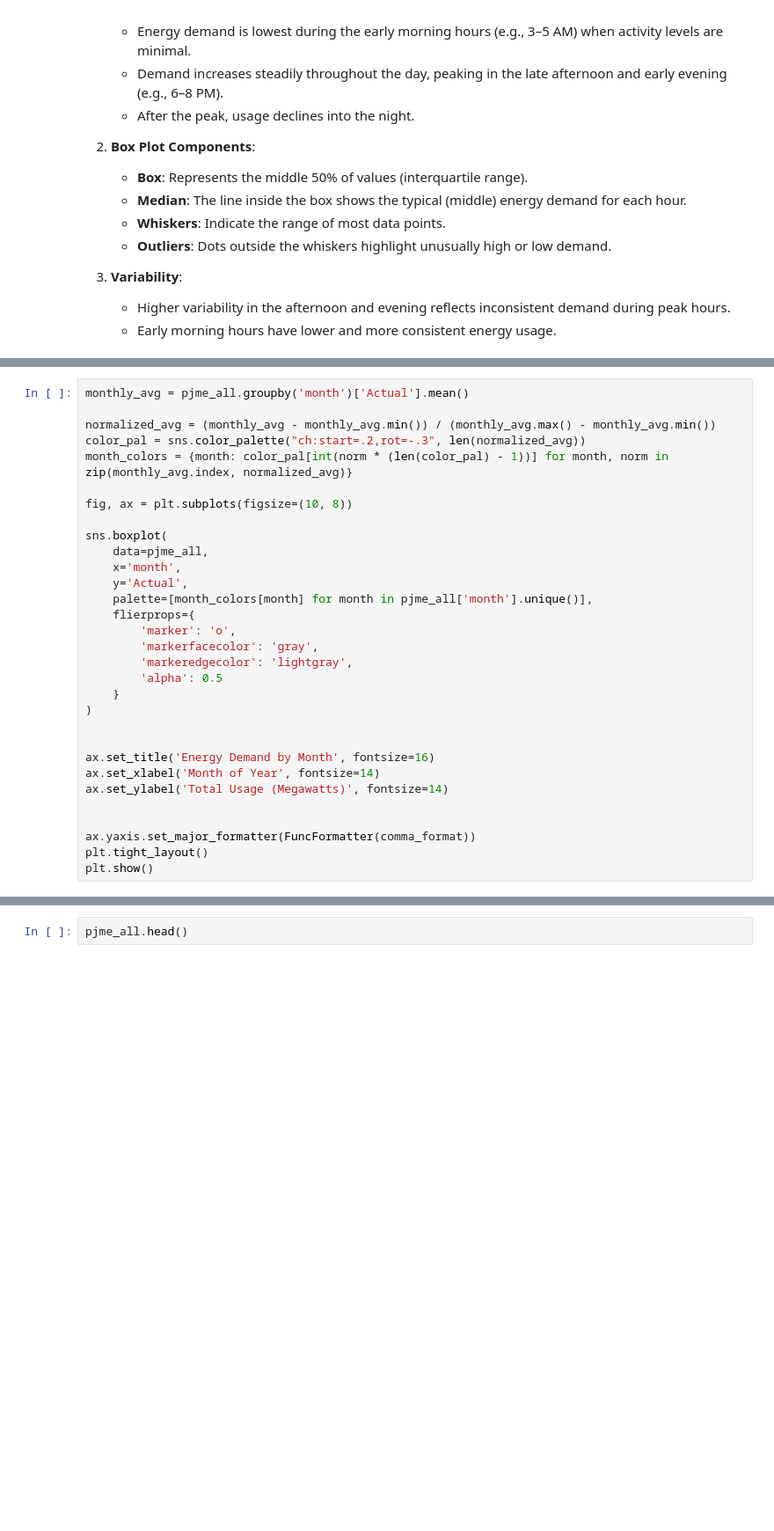
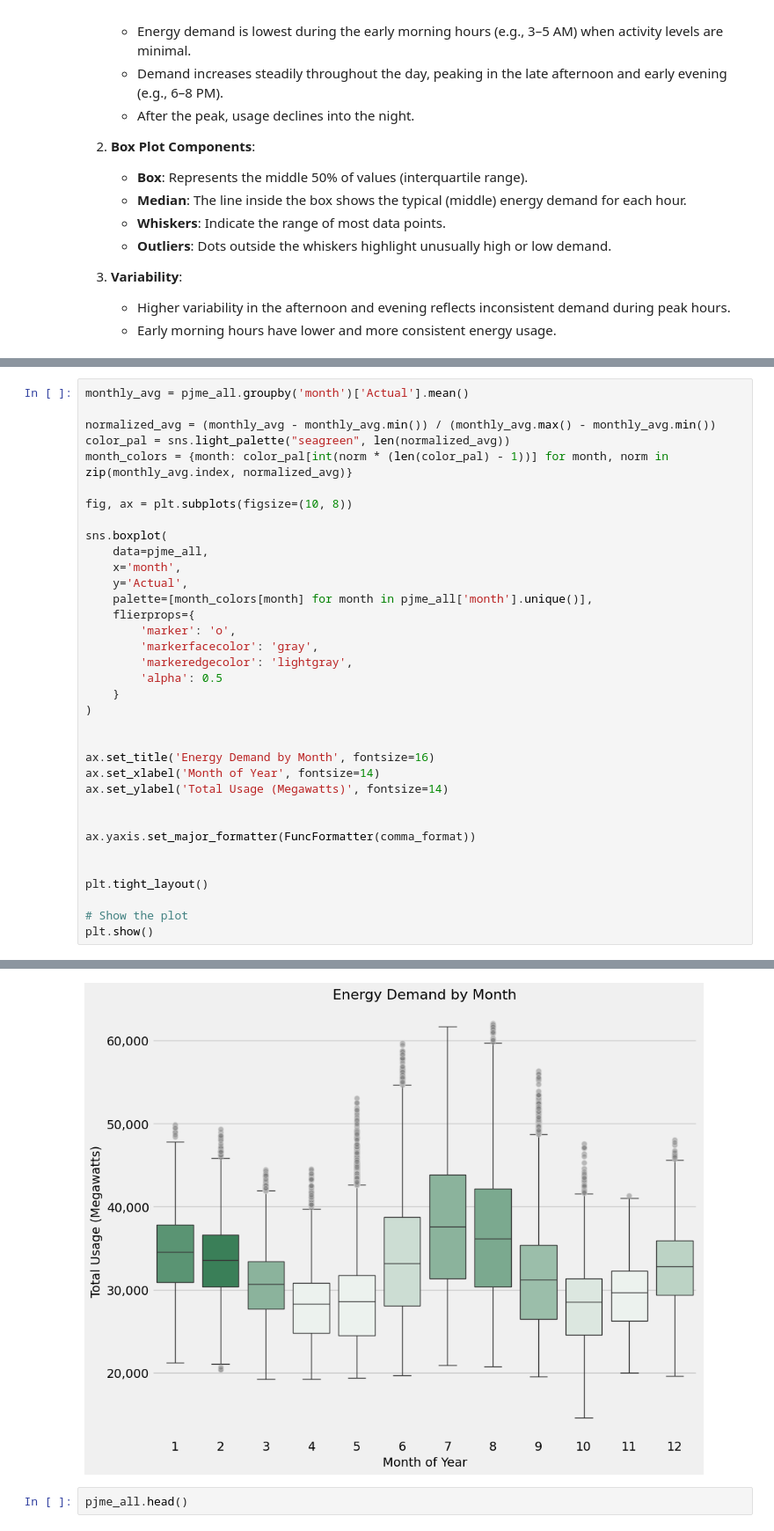
Before and after one commit to TrevorKap/ProjectRecreation, a Jupyter notebook: Energy_Consumption_Model/EnergyConsumption.ipynb, the cells around one changed output, grey strips where cells are left out. Shown at 88% size. Saved outputs shown, nothing was run; the diff lists cells and outputs as text; blank space fills up the shorter version.

```diff
--- a/Energy_Consumption_Model/EnergyConsumption.ipynb
+++ b/Energy_Consumption_Model/EnergyConsumption.ipynb
@@ -476,7 +460,7 @@ Passing `palette` without assigning `hue` is deprecated and will be removed in v
 monthly_avg = pjme_all.groupby('month')['Actual'].mean()
 
 normalized_avg = (monthly_avg - monthly_avg.min()) / (monthly_avg.max() - monthly_avg.min())
-color_pal = sns.color_palette("ch:start=.2,rot=-.3", len(normalized_avg))
+color_pal = sns.light_palette("seagreen", len(normalized_avg))
 month_colors = {month: color_pal[int(norm * (len(color_pal) - 1))] for month, norm in zip(monthly_avg.index, normalized_avg)}
 
 fig, ax = plt.subplots(figsize=(10, 8))
@@ -501,6 +485,10 @@ ax.set_ylabel('Total Usage (Megawatts)', fontsize=14)
 
 
 ax.yaxis.set_major_formatter(FuncFormatter(comma_format))
+
+
 plt.tight_layout()
+
+# Show the plot
 plt.show()
 # %% [output]
@@ -508,3 +498,4 @@ KeyError: 'Column not found: Actual'
+[figure, added]
 # %%
 pjme_all.head()
 # %% [output]
```
Also changed, not shown: parts of 23 cells of this notebook.
